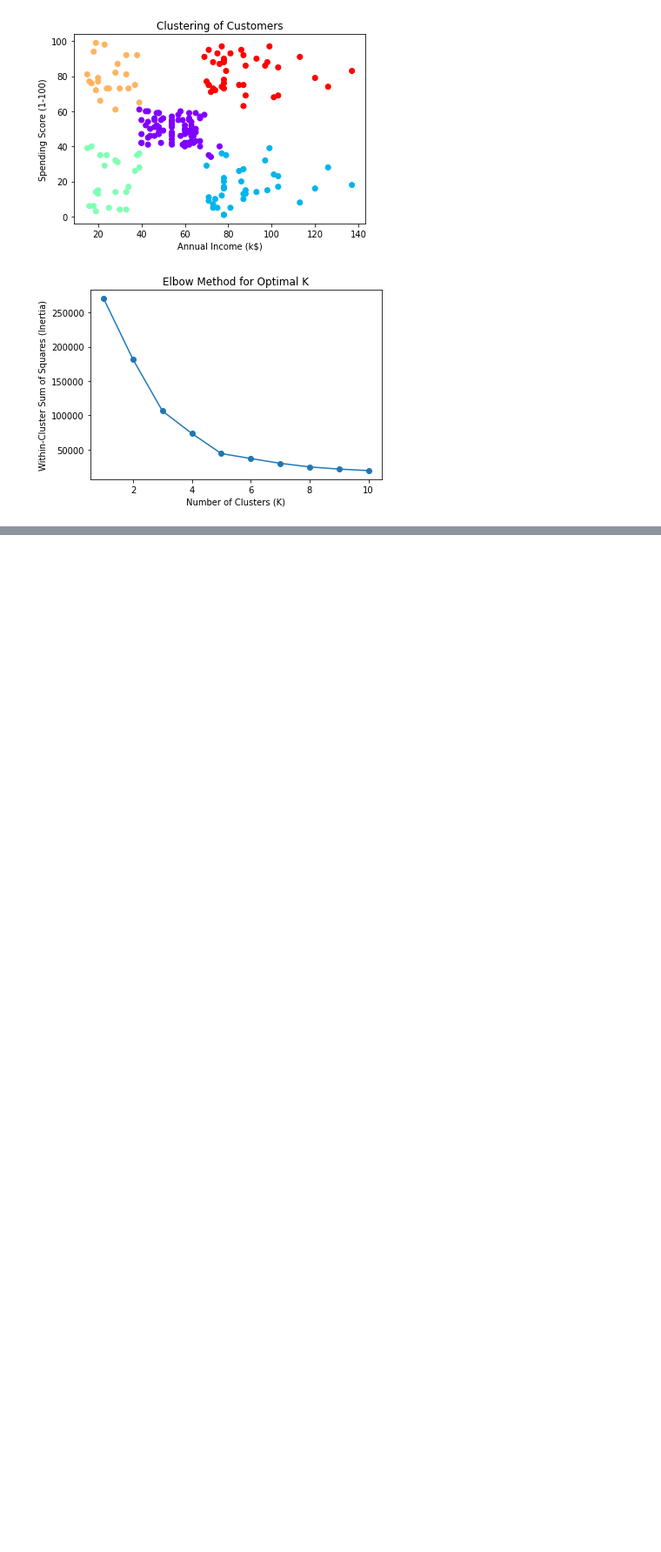
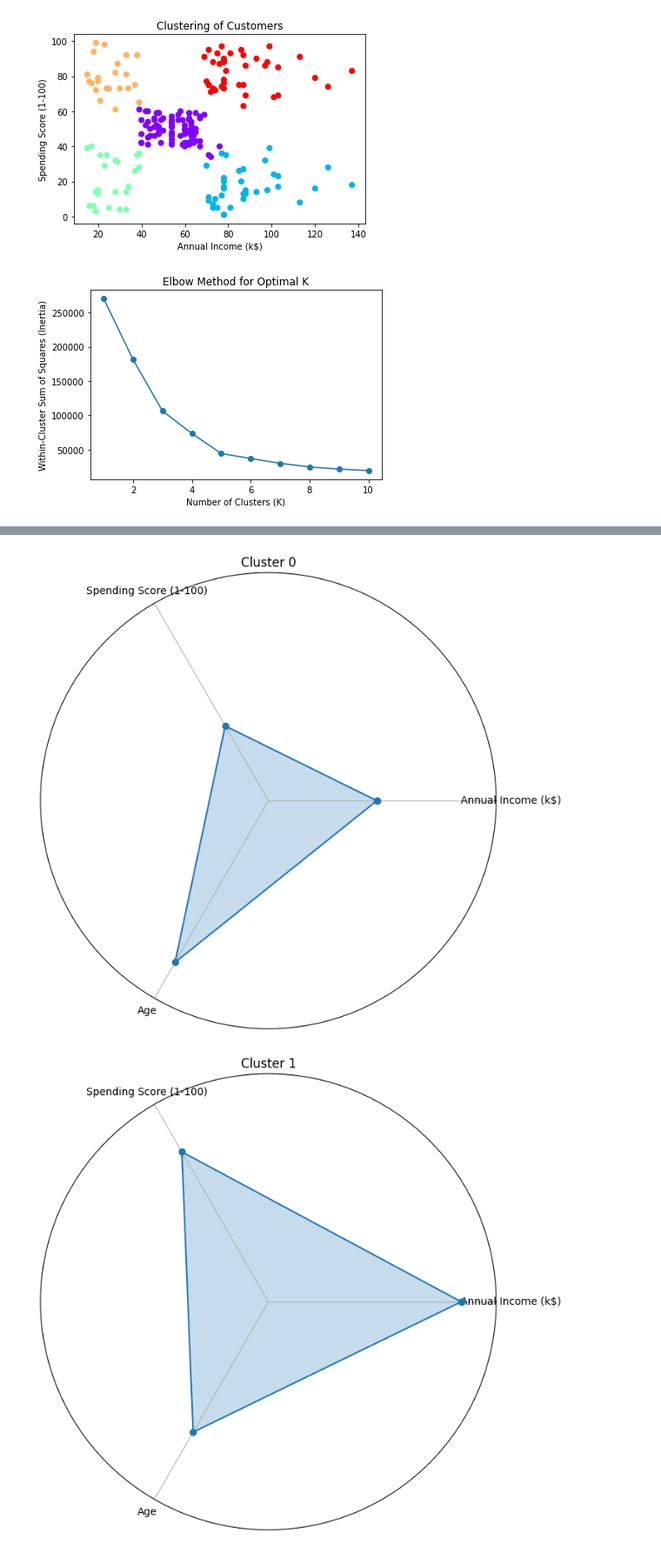
Before and after one commit to sahathat/dataSci, a Jupyter notebook: machineLearning/unsupervised/1-Kmean.ipynb, the cells around one changed output, grey strips where cells are left out. Shown at 87% size. Drawn from its saved outputs; the diff is of its cells as text; code cells hidden in the pictures; blank space fills up the shorter version.

```diff
--- a/machineLearning/unsupervised/1-Kmean.ipynb
+++ b/machineLearning/unsupervised/1-Kmean.ipynb
@@ -261,0 +269,44 @@ ValueError: cannot reshape array of size 156800 into shape (3)
+# %%
+import pandas as pd
+import matplotlib.pyplot as plt
+import numpy as np
+from sklearn.cluster import KMeans
+
+# Step 1: Read the data from CSV file
+data = pd.read_csv("Mall_Customers.csv")
+
+# Step 2: Use the specified features
+features = data[["Annual Income (k$)", "Spending Score (1-100)", "Age"]]
+
+# Step 3: Perform clustering with the best K value (found using silhouette method)
+best_k = 5  # Replace this with the best K value you determined
+kmeans = KMeans(n_clusters=best_k, random_state=42)
+data['cluster'] = kmeans.fit_predict(features)
+
+# Step 4: Calculate the cluster centroids
+centroids = kmeans.cluster_centers_
+
+# Step 5: Plot radar graphs for each cluster
+labels = ["Annual Income (k$)", "Spending Score (1-100)", "Age"]
+
+for cluster_label in range(best_k):
+    cluster_data = data[data['cluster'] == cluster_label]
+    cluster_centroid = centroids[cluster_label]
+
+    # Create the radar graph
+    angles = np.linspace(0, 2 * np.pi, len(labels), endpoint=False)
+    cluster_values = cluster_centroid[:3]  # Take the first 3 values for plotting
+    cluster_values = np.append(cluster_values, cluster_values[0])  # Complete the loop
+    angles = np.append(angles, angles[0])  # Complete the loop
+
+    plt.figure(figsize=(8, 8))
+    plt.polar(angles, cluster_values, marker='o')
+    plt.fill(angles, cluster_values, alpha=0.25)
+    plt.xticks(angles[:-1], labels)
+    plt.title(f"Cluster {cluster_label}")
+    plt.ylim(0, max(cluster_values) + 10)
+    plt.yticks([])
+    plt.show()
+# %% [output]
+[figure, added]
+[figure, added]
```
Also changed, not shown: parts of 6 cells of this notebook, 1 other file.
